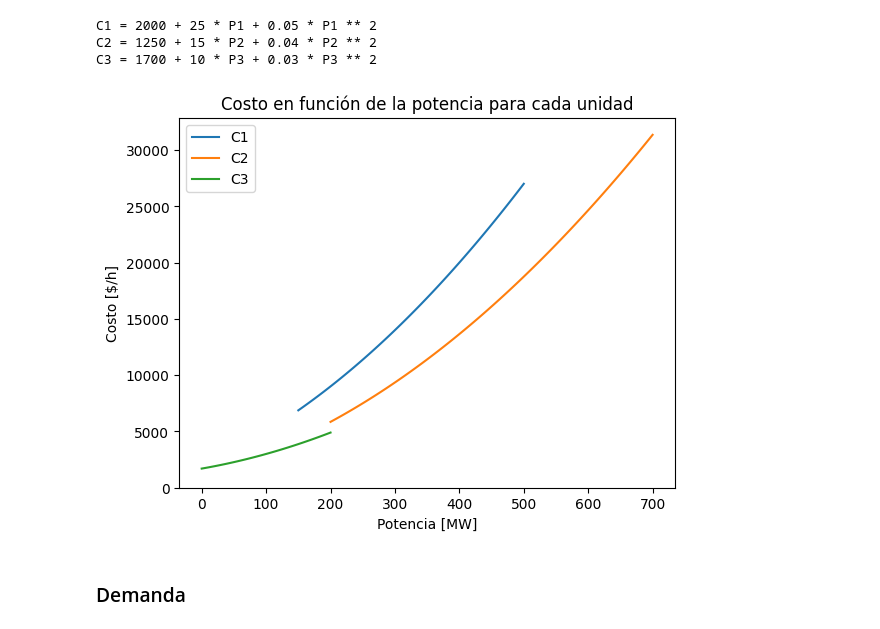
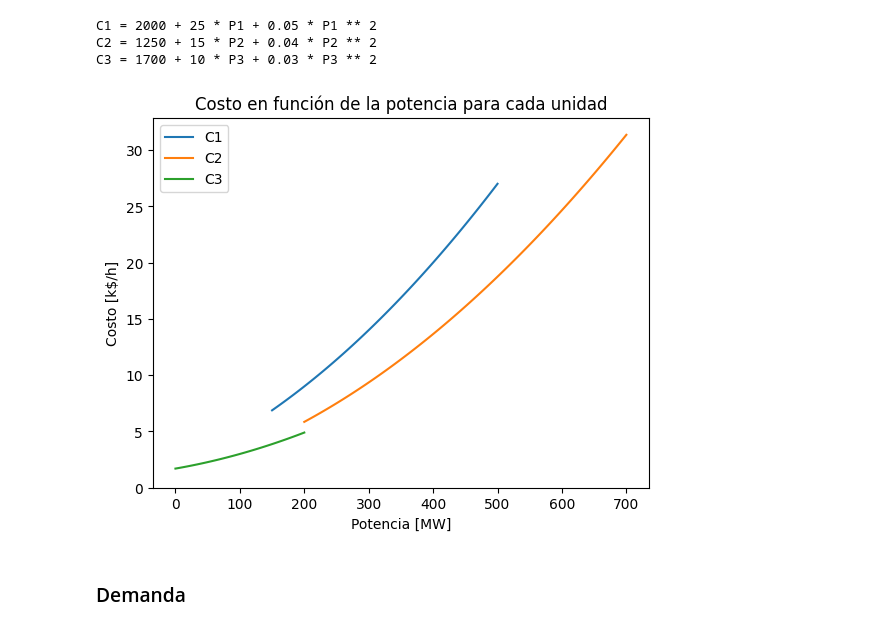
Before and after one commit to pabloajimenezc/Tarea_2_OSEP_2023_1, a Jupyter notebook: T2.ipynb, the cells around one changed output. Drawn from its saved outputs; the diff is of its cells as text; code cells hidden in the pictures.

```diff
--- a/T2.ipynb
+++ b/T2.ipynb
@@ -246,38 +246,38 @@ C3 = 1700 + 10 * P3 + 0.03 * P3 ** 2
 # %%
 def C1(P):
     # if P >= P1_min and P <= P1_max:
     return a1 + b1 * P + c1 * P ** 2
 def C2(P):
     return a2 + b2 * P + c2 * P ** 2
 def C3(P):
     return a3 + b3 * P + c3 * P ** 2
 cant_ptos = 100
 P1 = np.linspace(P1_min, P1_max, cant_ptos)
 P2 = np.linspace(P2_min, P2_max, cant_ptos)
 P3 = np.linspace(P3_min, P3_max, cant_ptos)
 C1 = C1(P1)
 C2 = C2(P2)
 C3 = C3(P3)
 
 # P = np.linspace(0, 700, cant_ptos)
 # C1 = C1(P)
 # C2 = C2(P)
 # C3 = C3(P)
-plt.plot(P1, C1, label="C1")
-plt.plot(P2, C2, label="C2")
-plt.plot(P3, C3, label="C3")
+plt.plot(P1, C1 / 1000, label="C1")
+plt.plot(P2, C2 / 1000, label="C2")
+plt.plot(P3, C3 / 1000, label="C3")
 plt.legend()
 plt.ylim([0, None])
 plt.xlabel("Potencia [MW]")
-plt.ylabel("Costo [$/h]")
+plt.ylabel("Costo [k$/h]")
 plt.title("Costo en función de la potencia para cada unidad")
 dir = "Graficos"
 if not os.path.exists(dir):
     os.mkdir(dir)
 plt.savefig("{}/CostoGeneradores.jpg".format(dir), dpi=300, bbox_inches="tight")
 plt.show()
 # %% [output]
-[figure, old version]
+[figure, new version]
 # %% [markdown]
 ### Demanda
 # %%
```
Also changed, not shown: parts of 2 cells of this notebook, 1 other file.
